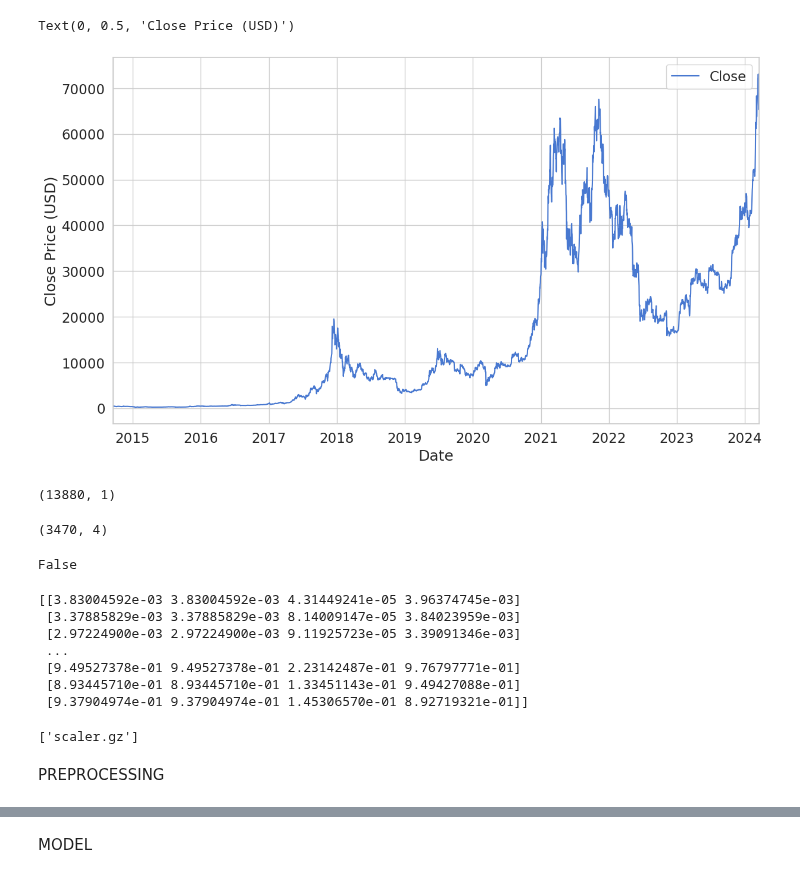
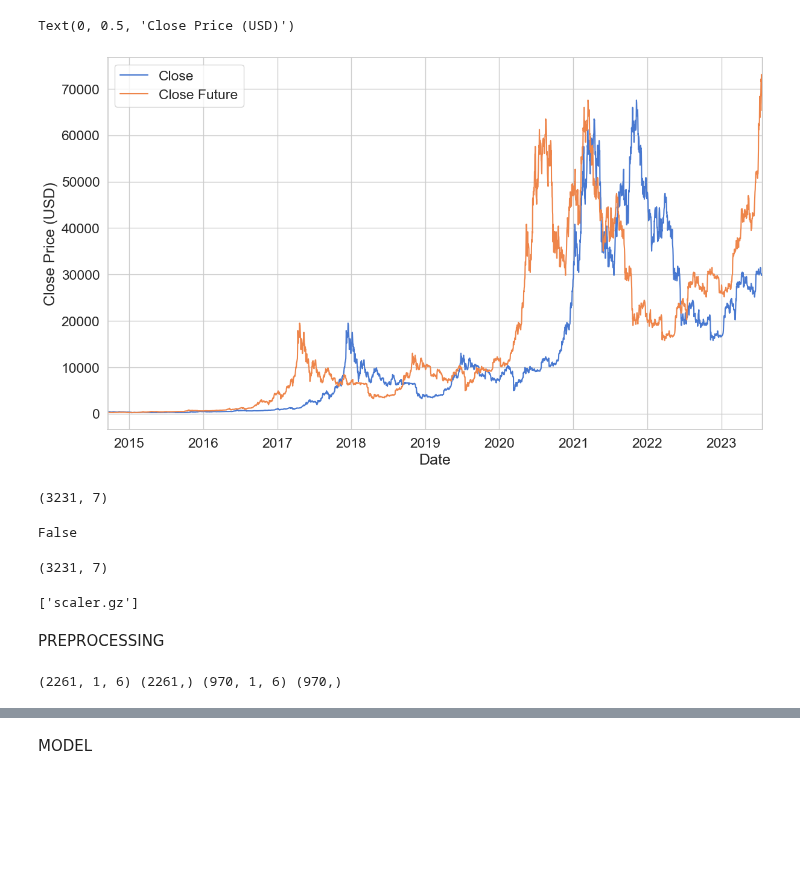
Before and after one commit to lekhoavu2909/cryfto, a Jupyter notebook: LSTM/lstm_modified.ipynb, the cells around one changed output, grey strips where cells are left out. Drawn from its saved outputs; the diff is of its cells as text; code cells hidden in the pictures; blank space fills up the shorter version.

```diff
--- a/LSTM/lstm_modified.ipynb
+++ b/LSTM/lstm_modified.ipynb
@@ -41,4 +51,4 @@ Index(['Date', 'Open', 'High', 'Low', 'Close', 'Adj Close', 'Volume'], dtype='ob
 # %%
-features = ['Close', 'Adj Close', 'Volume', 'Open']
+features = ['Close', 'Adj Close', 'Volume', 'Open', 'High', 'Low', 'Close Future']
 df = data.dropna(subset=features)
-X = data[features]
+X = df[features]
@@ -45,39 +75,26 @@ X = data[features]
 # %%
-ax = df.plot(x='Date', y='Close');
+ax = df.plot(x='Date', y=['Close', 'Close Future']);
 ax.set_xlabel("Date")
 ax.set_ylabel("Close Price (USD)")
 # %% [output]
 Text(0, 0.5, 'Close Price (USD)')
-[figure, old version]
+[figure, new version]
 # %%
 scaler = MinMaxScaler()
-
-close_price = X.values.reshape(-1, 1)
-
-scaled_close = scaler.fit_transform(close_price)
 X_normalized = scaler.fit_transform(X)
-scaled_close.shape
-# %% [output]
-(13880, 1)
 # %%
 X_normalized.shape
 # %% [output]
-(3470, 4)
+(3231, 7)
 # %%
 np.isnan(X_normalized).any()
 # %% [output]
 False
 # %%
-print(X_normalized)
+print(X_normalized.shape)
 joblib.dump(scaler, 'scaler.gz')
 # %% [output]
-[[3.83004592e-03 3.83004592e-03 4.31449241e-05 3.96374745e-03]
- [3.37885829e-03 3.37885829e-03 8.14009147e-05 3.84023959e-03]
- [2.97224900e-03 2.97224900e-03 9.11925723e-05 3.39091346e-03]
- ...
- [9.49527378e-01 9.49527378e-01 2.23142487e-01 9.76797771e-01]
- [8.93445710e-01 8.93445710e-01 1.33451143e-01 9.49427088e-01]
- [9.37904974e-01 9.37904974e-01 1.45306570e-01 8.92719321e-01]]
+(3231, 7)
 ['scaler.gz']
 # %% [markdown]
 PREPROCESSING
@@ -93,22 +110,35 @@ def to_sequences(data, seq_len):
     return np.array(d)
 
 def preprocess(data_raw, seq_len, train_split):
-
-    data = to_sequences(data_raw, seq_len)
-
+    # data = to_sequences(data_raw, seq_len)
+    data = data_raw
     num_train = int(train_split * data.shape[0])
 
-    X_train = data[:num_train, :-1, :]
-    y_train = data[:num_train, -1, :]
+    n_train_hours = 365 * 24
+    train = data[:num_train, :]
+    test = data[num_train:, :]
+    # split into input and outputs
+    X_train, y_train = train[:, :-1], train[:, -1]
+    X_test, y_test = test[:, :-1], test[:, -1]
+    # reshape input to be 3D [samples, timesteps, features]
+    X_train = X_train.reshape((X_train.shape[0], 1, X_train.shape[1]))
+    X_test = X_test.reshape((X_test.shape[0], 1, X_test.shape[1]))
+    print(X_train.shape, y_train.shape, X_test.shape, y_test.shape)
 
-    X_test = data[num_train:, :-1, :]
-    y_test = data[num_train:, -1, :]
+
+    # X_train = data[:num_train, :-1, :]
+    # y_train = data[:num_train, -1, :]
+
+    # X_test = data[num_train:, :-1, :]
+    # y_test = data[num_train:, -1, :]
 
     return X_train, y_train, X_test, y_test
 
 
 X_train, y_train, X_test, y_test =\
- preprocess(X_normalized, SEQ_LEN, train_split = 0.95)
+ preprocess(X_normalized, SEQ_LEN, train_split = 0.7)
+# %% [output]
+(2261, 1, 6) (2261,) (970, 1, 6) (970,)
 # %%
 y_train.shape
 # %% [output]
```
Also changed, not shown: parts of 19 cells of this notebook, 3 other files.
